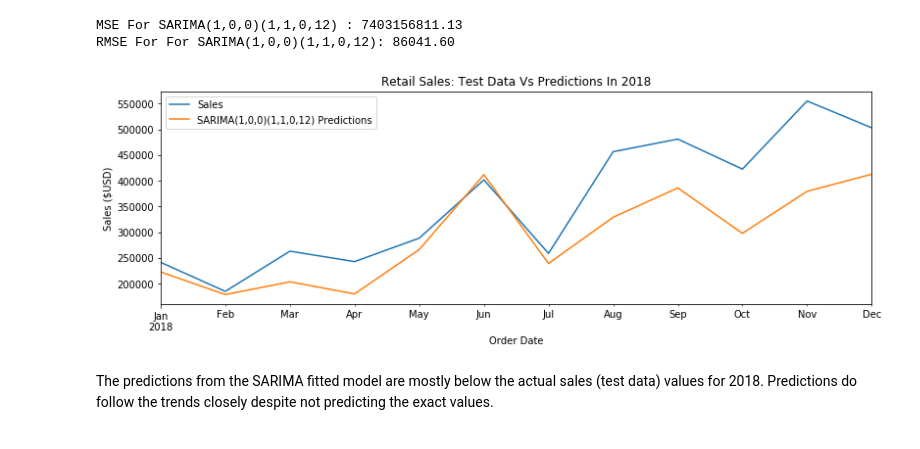
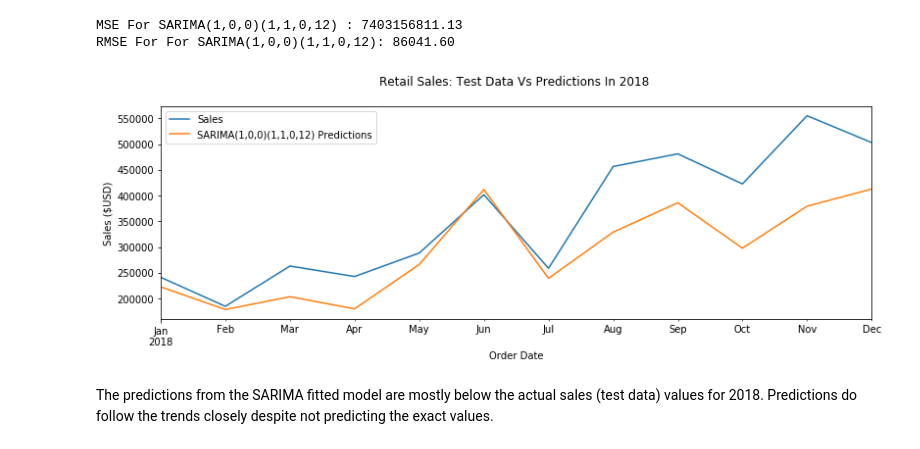
Before and after one commit to dk81/timeSeries_retailProject, a Jupyter notebook: retailsales_forecasting_rework_python_dku.ipynb, the cells around one changed output. Drawn from its saved outputs; the diff is of its cells as text; code cells hidden in the pictures.

Commit message:
Update for larger images and savefig.

```diff
--- a/retailsales_forecasting_rework_python_dku.ipynb
+++ b/retailsales_forecasting_rework_python_dku.ipynb
@@ -162,0 +178,2 @@ memory usage: 9.0+ MB
+# %%
+retail_data['Order_Year'] = retail_data['Order Date'].astype('datetime64[Y]')
@@ -420,13 +489,13 @@ RMSE For For SARIMA(1,0,0)(1,1,0,12): 86041.60
 # %%
 # Plot test data with predictions (2018 year):
 
-ax = test_sales.plot(legend = True,figsize = (13,4), title = 'Retail Sales: Test Data Vs Predictions In 2018')
+ax = test_sales.plot(legend = True,figsize = (13,4), title = 'Retail Sales: Test Data Vs Predictions In 2018 \n')
 
 preds.plot(legend = True)
 ax.autoscale(axis = 'x', tight = True)
 ax.set(xlabel = 'Order Date', ylabel = 'Sales ($USD)');
 # %% [output]
-[figure, old version]
+[figure, new version]
 # %% [markdown]
 The predictions from the SARIMA fitted model are mostly below the actual sales (test data) values for 2018. Predictions do follow the trends closely despite not predicting the exact values.
 # %% [markdown]
```
Also changed, not shown: parts of 28 cells of this notebook.
